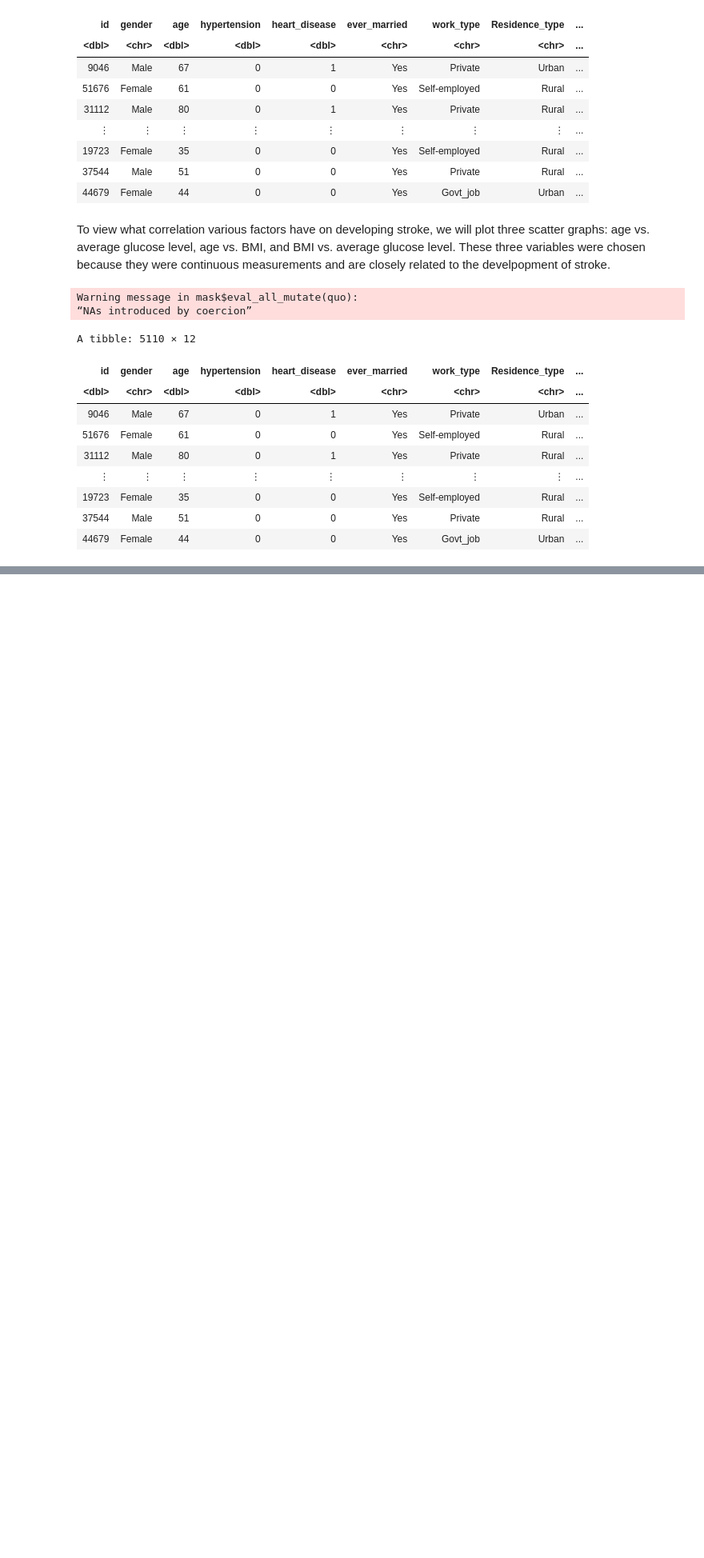
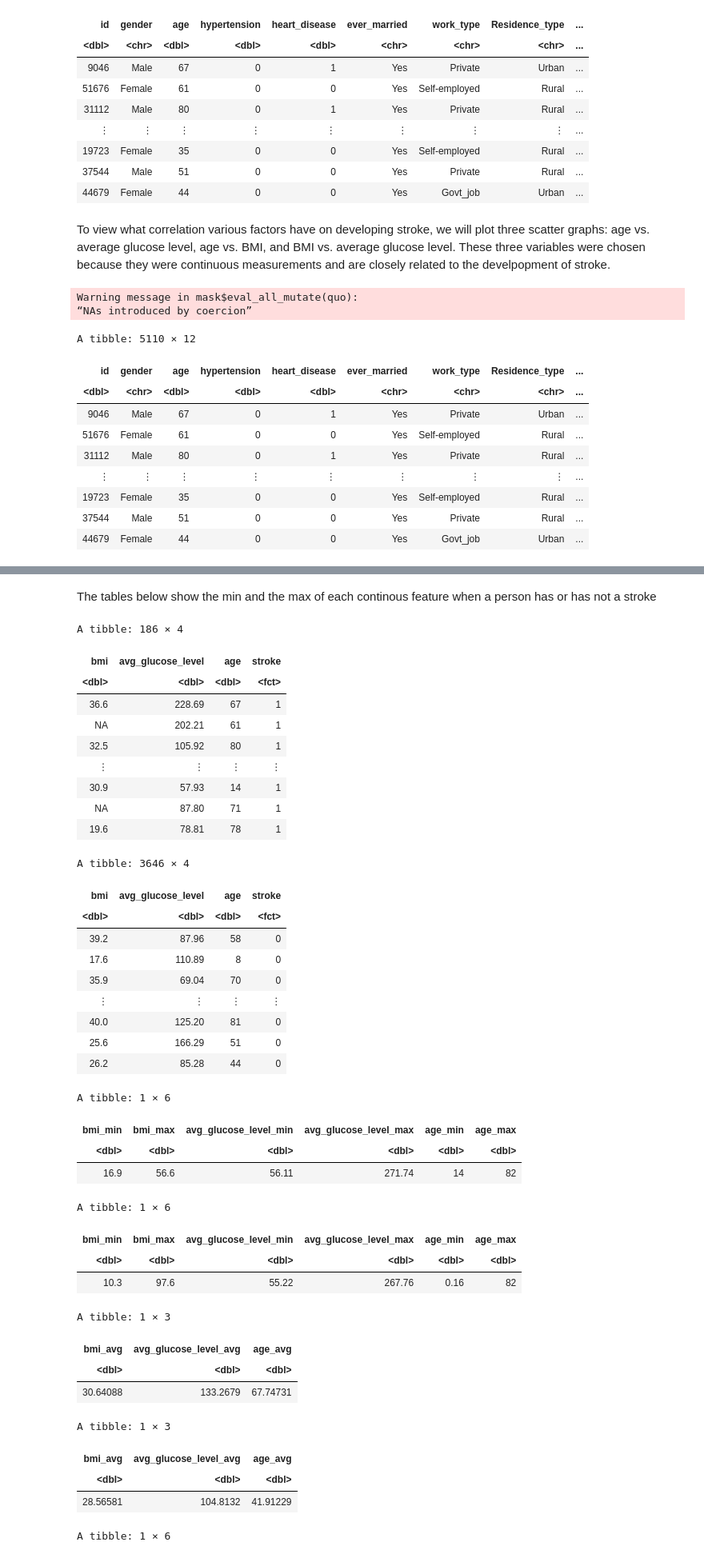
Before and after one commit to hd54/stroke, a Jupyter notebook: stroke.ipynb, the cells around one changed output, grey strips where cells are left out. Shown at 80% size. Cells and saved outputs as stored; diff of their text form; code cells hidden in the pictures; blank space fills up the shorter version.

Commit message:
Added summary tables

```diff
--- a/stroke.ipynb
+++ b/stroke.ipynb
@@ -117,0 +102,60 @@ Warning message:
+# %% [markdown]
+The tables below show the min and the max of each continous feature when a person has or has not a stroke
+# %%
+continous_factors <- select(stroke_train, bmi,avg_glucose_level,age,stroke)
+
+factors_with_stroke <- filter(continous_factors, stroke == 1)
+factors_without_stroke <- filter(continous_factors, stroke == 0)
+
+
+min_max <- list(
+  min = ~min(.x, na.rm = TRUE),
+  max = ~max(.x, na.rm = TRUE)
+)
+
+avg <- list(
+  avg = ~mean(.x, na.rm = TRUE)
+)
+
+
+
+factors_with_stroke |> summarise(across(where(is.numeric), min_max))
+factors_without_stroke |> summarise(across(where(is.numeric), min_max))
+# %% [output]
+A tibble: 186 × 4
+| bmi | avg_glucose_level | age | stroke |
+| <dbl> | <dbl> | <dbl> | <fct> |
+| 36.6 | 228.69 | 67 | 1 |
+| NA | 202.21 | 61 | 1 |
+| 32.5 | 105.92 | 80 | 1 |
+| ⋮ | ⋮ | ⋮ | ⋮ |
+| 30.9 | 57.93 | 14 | 1 |
+| NA | 87.80 | 71 | 1 |
+| 19.6 | 78.81 | 78 | 1 |
+A tibble: 3646 × 4
+| bmi | avg_glucose_level | age | stroke |
+| <dbl> | <dbl> | <dbl> | <fct> |
+| 39.2 | 87.96 | 58 | 0 |
+| 17.6 | 110.89 | 8 | 0 |
+| 35.9 | 69.04 | 70 | 0 |
+| ⋮ | ⋮ | ⋮ | ⋮ |
+| 40.0 | 125.20 | 81 | 0 |
+| 25.6 | 166.29 | 51 | 0 |
+| 26.2 | 85.28 | 44 | 0 |
+A tibble: 1 × 6
+| bmi_min | bmi_max | avg_glucose_level_min | avg_glucose_level_max | age_min | age_max |
+| <dbl> | <dbl> | <dbl> | <dbl> | <dbl> | <dbl> |
+| 16.9 | 56.6 | 56.11 | 271.74 | 14 | 82 |
+A tibble: 1 × 6
+| bmi_min | bmi_max | avg_glucose_level_min | avg_glucose_level_max | age_min | age_max |
+| <dbl> | <dbl> | <dbl> | <dbl> | <dbl> | <dbl> |
+| 10.3 | 97.6 | 55.22 | 267.76 | 0.16 | 82 |
+A tibble: 1 × 3
+| bmi_avg | avg_glucose_level_avg | age_avg |
+| <dbl> | <dbl> | <dbl> |
+| 30.64088 | 133.2679 | 67.74731 |
+A tibble: 1 × 3
+| bmi_avg | avg_glucose_level_avg | age_avg |
+| <dbl> | <dbl> | <dbl> |
+| 28.56581 | 104.8132 | 41.91229 |
+A tibble: 1 × 6
```
Also changed, not shown: parts of 9 cells of this notebook.
